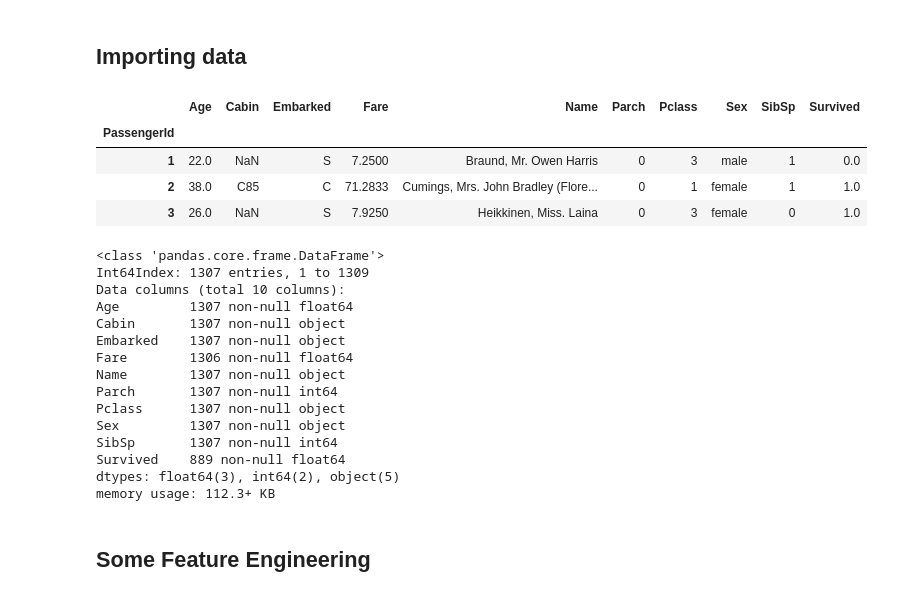
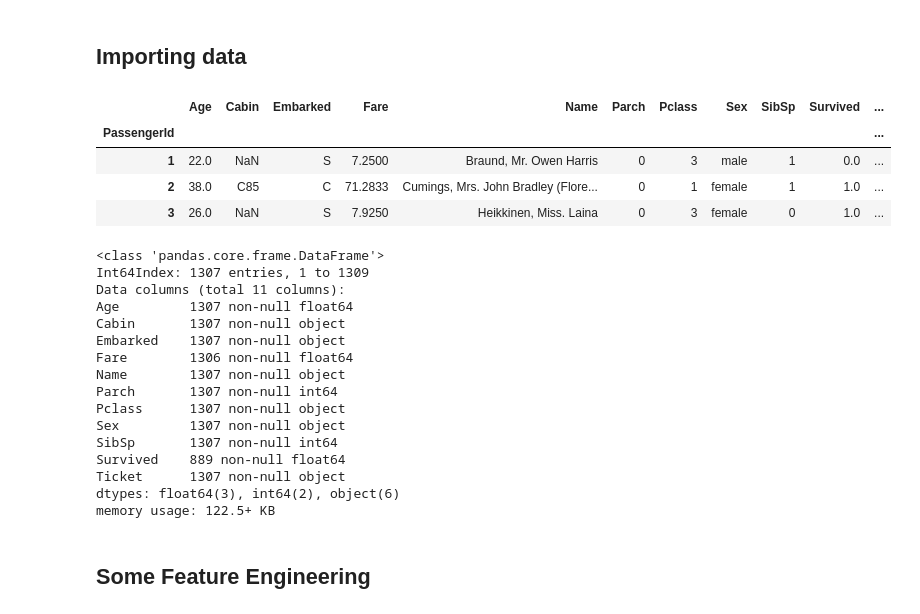
Before and after one commit to matheusfebarbosa/kaggle-titanic, a Jupyter notebook: TitanicSurvival.ipynb, the cells around one changed output. Saved outputs shown, nothing was run; the diff lists cells and outputs as text; code cells hidden in the pictures.

```diff
--- a/TitanicSurvival.ipynb
+++ b/TitanicSurvival.ipynb
@@ -26,20 +12,35 @@ dtypes = {
 # %% [markdown]
 ## Importing data
+# %%
+dtypes = {
+    "PassengerId" : "int64",
+    "Name": "object",
+    "Survived": "int64",
+    "Pclass" : "object",
+    "Ticket" : "object",
+    "Sex" : "object",
+    "Age" : "float64",
+    "SibSp" : "int64",
+    "Parch" : "int64",
+    "Fare" : "float64",
+    "Cabin" : "object",
+    "Embarked" : "object"
+}
 # %%
 train_df = pd.read_csv('train.csv',sep=',',header=0,usecols=["PassengerId","Name","Survived",
-            "Pclass","Sex","Age","SibSp","Parch","Fare","Cabin","Embarked"],dtype=dtypes,na_values=[' '])
+            "Pclass","Ticket","Sex","Age","SibSp","Parch","Fare","Cabin","Embarked"],dtype=dtypes,na_values=[' '])
 test_df = pd.read_csv('test.csv',sep=',',header=0,usecols=["PassengerId","Name","Pclass","Sex","Age",
-                                "SibSp","Parch","Fare","Cabin","Embarked"],dtype=dtypes,na_values=[' '])
+            "Ticket","SibSp","Parch","Fare","Cabin","Embarked"],dtype=dtypes,na_values=[' '])
 
 df = pd.concat([train_df,test_df])
 df.set_index("PassengerId",inplace=True)
 df.head(3)
 # %% [output]
-|  | Age | Cabin | Embarked | Fare | Name | Parch | Pclass | Sex | SibSp | Survived |
-| PassengerId |  |  |  |  |  |  |  |  |  |  |
-| 1 | 22.0 | NaN | S | 7.2500 | Braund, Mr. Owen Harris | 0 | 3 | male | 1 | 0.0 |
-| 2 | 38.0 | C85 | C | 71.2833 | Cumings, Mrs. John Bradley (Flore... | 0 | 1 | female | 1 | 1.0 |
-| 3 | 26.0 | NaN | S | 7.9250 | Heikkinen, Miss. Laina | 0 | 3 | female | 0 | 1.0 |
+|  | Age | Cabin | Embarked | Fare | Name | Parch | Pclass | Sex | SibSp | Survived | ... |
+| PassengerId |  |  |  |  |  |  |  |  |  |  | ... |
+| 1 | 22.0 | NaN | S | 7.2500 | Braund, Mr. Owen Harris | 0 | 3 | male | 1 | 0.0 | ... |
+| 2 | 38.0 | C85 | C | 71.2833 | Cumings, Mrs. John Bradley (Flore... | 0 | 1 | female | 1 | 1.0 | ... |
+| 3 | 26.0 | NaN | S | 7.9250 | Heikkinen, Miss. Laina | 0 | 3 | female | 0 | 1.0 | ... |
 # %%
 df.dropna(subset=['Embarked'],inplace=True)
 df.Age.fillna(df.Age.mean(),inplace=True)
@@ -48,7 +49,7 @@ df.info()
 # %% [output]
 <class 'pandas.core.frame.DataFrame'>
 Int64Index: 1307 entries, 1 to 1309
-Data columns (total 10 columns):
+Data columns (total 11 columns):
 Age         1307 non-null float64
 Cabin       1307 non-null object
 Embarked    1307 non-null object
@@ -59,7 +60,8 @@ Pclass      1307 non-null object
 Sex         1307 non-null object
 SibSp       1307 non-null int64
 Survived    889 non-null float64
-dtypes: float64(3), int64(2), object(5)
-memory usage: 112.3+ KB
+Ticket      1307 non-null object
+dtypes: float64(3), int64(2), object(6)
+memory usage: 122.5+ KB
 # %% [markdown]
 ## Some Feature Engineering
```
Also changed, not shown: parts of 15 cells of this notebook.
